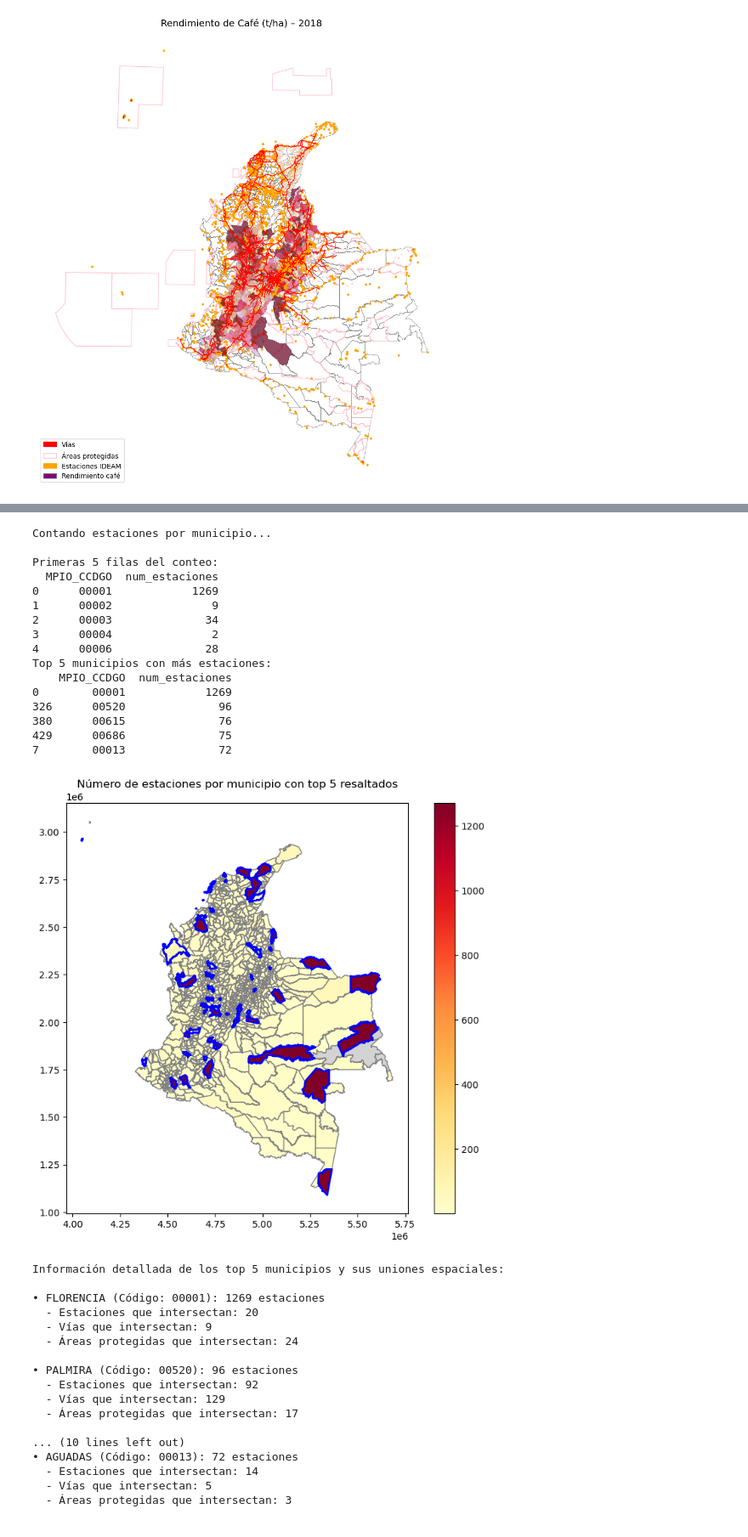
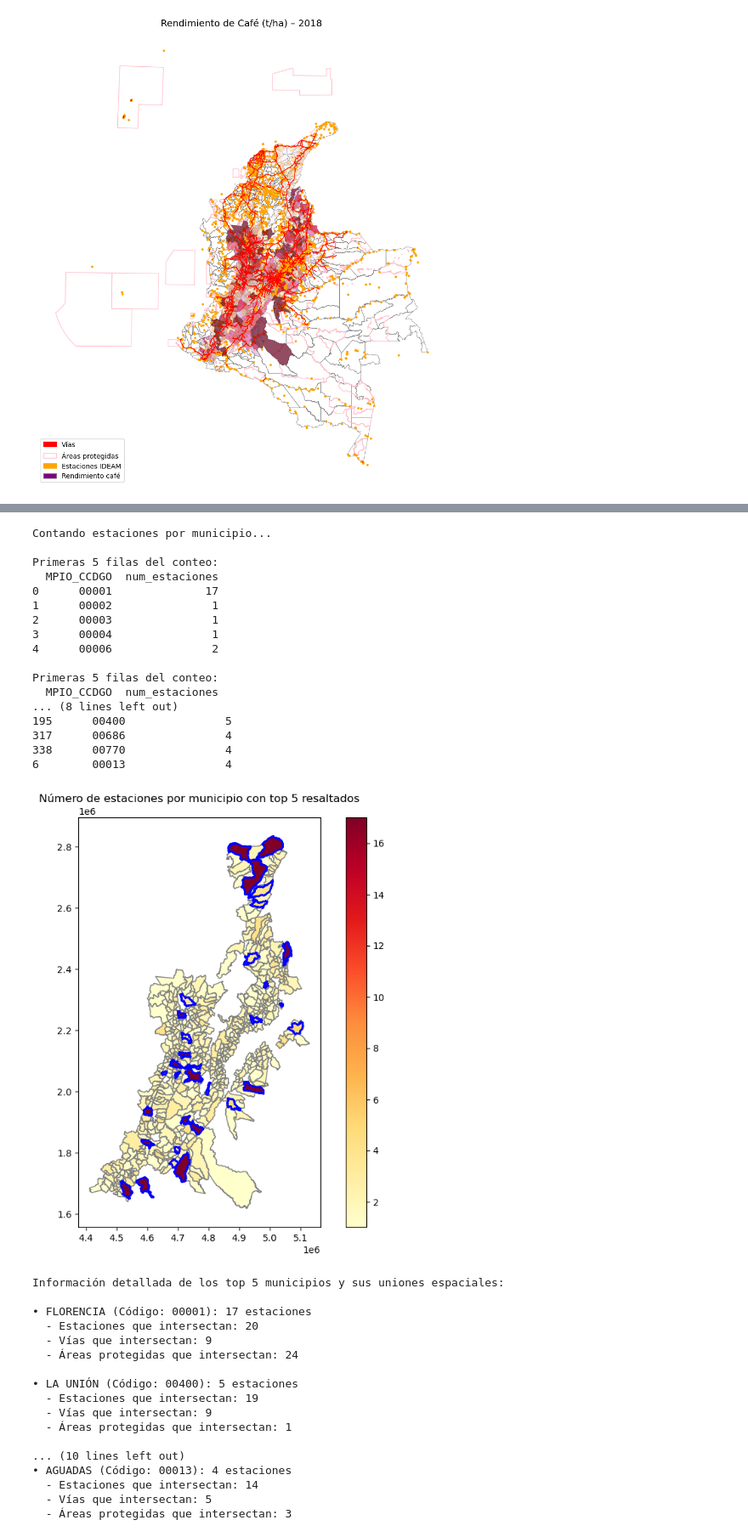
Before and after one commit to PaolaBacca/Workshop_6_aptitud_cafe, a Jupyter notebook: Workshop6_aptitud_cafe.ipynb, the cells around one changed output, grey strips where cells are left out. Shown at 85% size. Cells and saved outputs as stored; diff of their text form; code cells hidden in the pictures.

```diff
--- a/Workshop6_aptitud_cafe.ipynb
+++ b/Workshop6_aptitud_cafe.ipynb
@@ -292,14 +357,23 @@ gdf_mun columns Index(['DPTO_CCDGO', 'MPIO_CCDGO', 'MPIO_CNMBR', 'MPIO_CDPMP', '
 # %%
 # Realizar el join espacial correctamente
-est_muni = gpd.sjoin(gdf_est, gdf_mun, how="left", predicate="within")
+est_muni = gpd.sjoin(gdf_est, cafe, how="left", predicate="within")
 
 print("Contando estaciones por municipio...")
-est_por_muni = est_muni.groupby("MPIO_CCDGO").size()
+est_por_muni = cafe.groupby("MPIO_CCDGO").size()
 
 # Convertir la Serie a DataFrame y renombrar columna
 conteo_df = est_por_muni.reset_index(name="num_estaciones")
 print("\nPrimeras 5 filas del conteo:")
 print(conteo_df.head())
+
+
+
+# Convertir la Serie a DataFrame y renombrar columna
+pitalito_cont = est_por_muni.reset_index(name="num_estaciones")
+print("\nPrimeras 5 filas del conteo:")
+print(conteo_df.head())
+
+
 
 # Ordenar por num_estaciones de mayor a menor y tomar los primeros 5
 top5 = conteo_df.sort_values(by="num_estaciones", ascending=False).head(5)
@@ -307,7 +381,7 @@ print("Top 5 municipios con más estaciones:")
 print(top5)
 
 # Unir datos al GeoDataFrame de municipios
-gdf_mun_est = gdf_mun.merge(
+gdf_mun_est = cafe.merge(
     conteo_df,
     left_on="MPIO_CCDGO",
     right_on="MPIO_CCDGO",
@@ -335,62 +409,64 @@ highlight_munis.plot(
     linewidth=2
 )
 plt.title("Número de estaciones por municipio con top 5 resaltados")
 plt.show()
 
 # --- Uniones booleanas para los top 5 municipios ---
 print("\nInformación detallada de los top 5 municipios y sus uniones espaciales:")
 for idx, row in top5.iterrows():
     cod_mun = row["MPIO_CCDGO"]
-    nombre = gdf_mun.loc[gdf_mun["MPIO_CCDGO"] == cod_mun, "MPIO_CNMBR"].values[0]
-    muni_geom = gdf_mun.loc[gdf_mun["MPIO_CCDGO"] == cod_mun].geometry.iloc[0]
+    nombre = cafe.loc[cafe["MPIO_CCDGO"] == cod_mun, "MPIO_CNMBR"].values[0]
+    muni_geom = cafe.loc[cafe["MPIO_CCDGO"] == cod_mun].geometry.iloc[0]
 
     # Máscaras booleanas espaciales
     estaciones_bool = gdf_est.intersects(muni_geom)
     vias_bool = gdf_vias.intersects(muni_geom)
     runap_bool = gdf_runap.intersects(muni_geom)
 
     print(f"\n• {nombre} (Código: {cod_mun}): {row['num_estaciones']} estaciones")
     print(f"  - Estaciones que intersectan: {estaciones_bool.sum()}")
     print(f"  - Vías que intersectan: {vias_bool.sum()}")
     print(f"  - Áreas protegidas que intersectan: {runap_bool.sum()}")
 
 
+
 # Mostrar información detallada de los municipios
 # print("\nInformación detallada de los top 5 municipios:")
 #for idx, row in gdf_top5_final.iterrows():
 #    print(f"• {row.get('MPIO_CNMBR', 'N/A')} (Código: {row['MPIO_CCDGO']}): {row['num_estaciones']} estaciones")
 # %% [output]
 Contando estaciones por municipio...
 
 Primeras 5 filas del conteo:
   MPIO_CCDGO  num_estaciones
-0      00001            1269
-1      00002               9
-2      00003              34
-3      00004               2
-4      00006              28
-Top 5 municipios con más estaciones:
-    MPIO_CCDGO  num_estaciones
-0        00001            1269
-326      00520              96
-380      00615              76
-429      00686              75
-7        00013              72
+0      00001              17
+1      00002               1
+2      00003               1
+3      00004               1
+4      00006               2
+
+Primeras 5 filas del conteo:
+  MPIO_CCDGO  num_estaciones
+... (8 lines left out)
+195      00400               5
+317      00686               4
+338      00770               4
+6        00013               4
-[figure, old version]
+[figure, new version]
 Información detallada de los top 5 municipios y sus uniones espaciales:
 
-• FLORENCIA (Código: 00001): 1269 estaciones
+• FLORENCIA (Código: 00001): 17 estaciones
   - Estaciones que intersectan: 20
   - Vías que intersectan: 9
   - Áreas protegidas que intersectan: 24
 
-• PALMIRA (Código: 00520): 96 estaciones
-  - Estaciones que intersectan: 92
-  - Vías que intersectan: 129
-  - Áreas protegidas que intersectan: 17
+• LA UNIÓN (Código: 00400): 5 estaciones
+  - Estaciones que intersectan: 19
+  - Vías que intersectan: 9
+  - Áreas protegidas que intersectan: 1
 
 ... (10 lines left out)
-• AGUADAS (Código: 00013): 72 estaciones
+• AGUADAS (Código: 00013): 4 estaciones
   - Estaciones que intersectan: 14
   - Vías que intersectan: 5
   - Áreas protegidas que intersectan: 3
```
Also changed, not shown: parts of 27 cells of this notebook.
